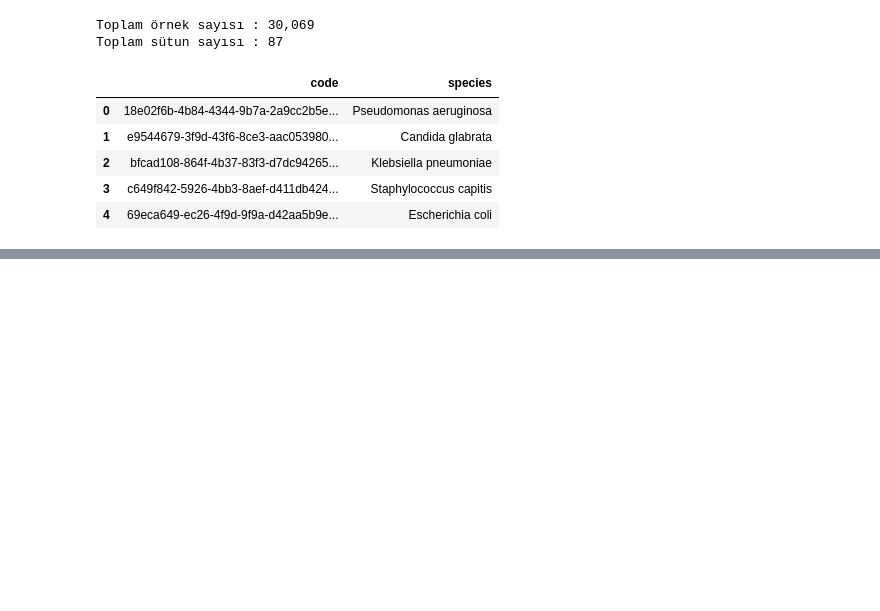
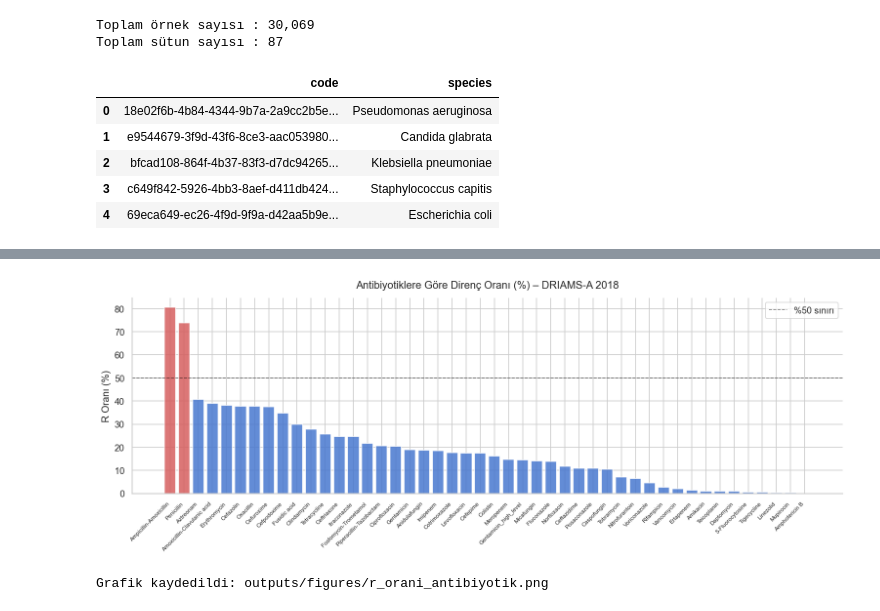
Before and after one commit to mustafag63/amr-prediction, a Jupyter notebook: notebooks/01_eda.ipynb, the cells around one changed output, grey strips where cells are left out. Saved outputs shown, nothing was run; the diff lists cells and outputs as text; code cells hidden in the pictures; blank space fills up the shorter version.

```diff
--- a/notebooks/01_eda.ipynb
+++ b/notebooks/01_eda.ipynb
@@ -30,0 +108,22 @@ Toplam sütun sayısı : 87
+# %%
+# R oranına göre sırala ve görselleştir
+fig, ax = plt.subplots(figsize=(13, 5))
+sorted_df = summary_df.sort_values("R_oranı", ascending=False)
+
+colors = ["#D65F5F" if r >= 50 else "#4878CF" for r in sorted_df["R_oranı"]]
+bars = ax.bar(range(len(sorted_df)), sorted_df["R_oranı"], color=colors, alpha=0.85, edgecolor="white")
+
+ax.axhline(50, color="black", linestyle="--", linewidth=1, alpha=0.5, label="%50 sınırı")
+ax.set_xticks(range(len(sorted_df)))
+ax.set_xticklabels(sorted_df["antibiyotik"], rotation=45, ha="right", fontsize=7)
+ax.set_title("Antibiyotiklere Göre Direnç Oranı (%) – DRIAMS-A 2018", fontsize=13, pad=12)
+ax.set_ylabel("R Oranı (%)")
+ax.legend()
+sns.despine()
+plt.tight_layout()
+plt.savefig("../outputs/figures/r_orani_antibiyotik.png", dpi=150)
+plt.show()
+print("Grafik kaydedildi: outputs/figures/r_orani_antibiyotik.png")
+# %% [output]
+[figure, added]
+Grafik kaydedildi: outputs/figures/r_orani_antibiyotik.png
```
Also changed, not shown: parts of 8 cells of this notebook, 4 other files.
